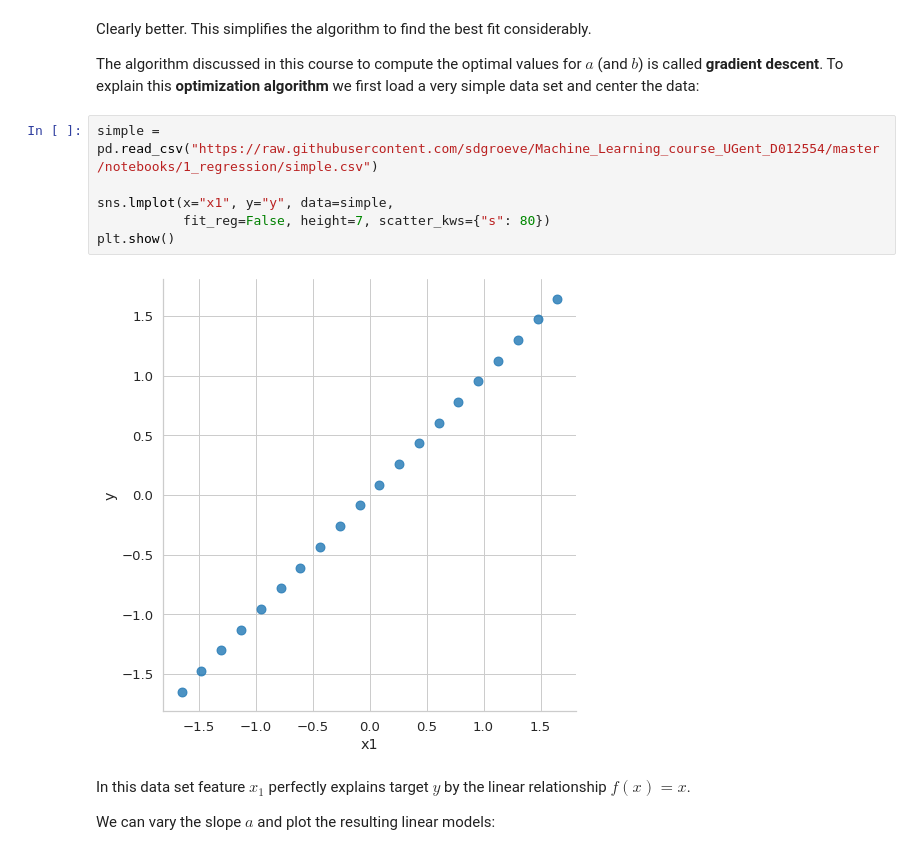
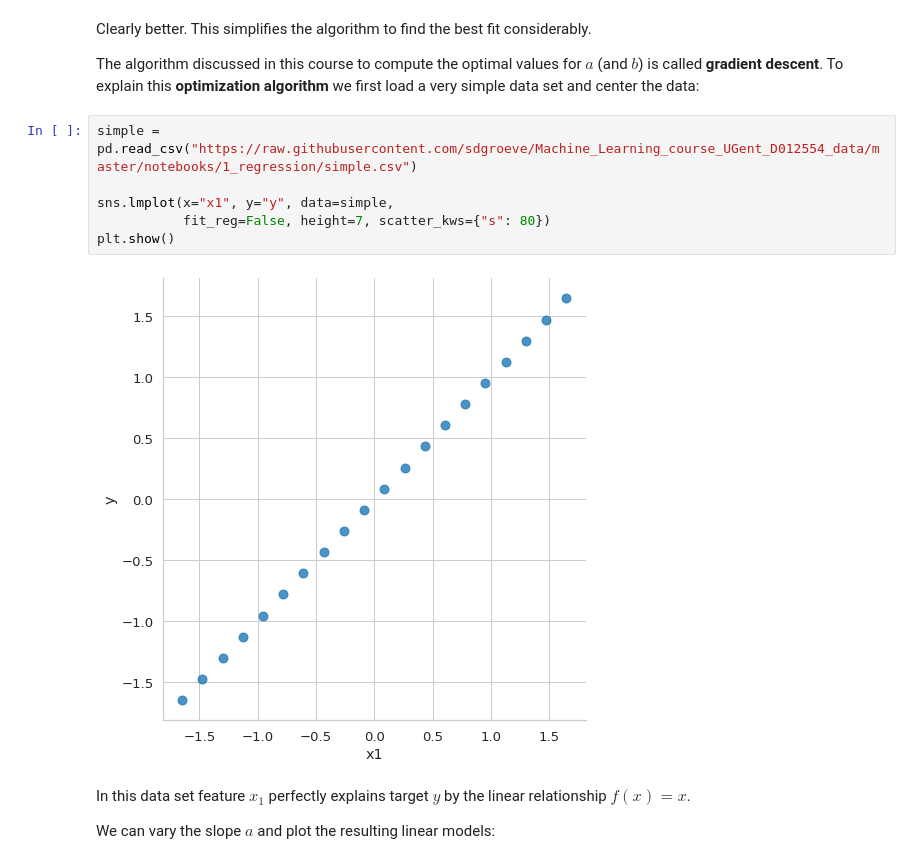
Before and after one commit to mtthsmoore/PRACTUNFINISHED_class_K-means, a Jupyter notebook: notebooks/1_regression/1.1_Linear_regression.ipynb, the cells around one changed output. Cells and saved outputs as stored; diff of their text form.

```diff
--- a/notebooks/1_regression/1.1_Linear_regression.ipynb
+++ b/notebooks/1_regression/1.1_Linear_regression.ipynb
@@ -266,13 +266,13 @@ Clearly better. This simplifies the algorithm to find the best fit considerably.
 
 The algorithm discussed in this course to compute the optimal values for $a$ (and $b$) is called **gradient descent**. To explain this **optimization algorithm** we first load a very simple data set and center the data:
 # %%
-simple = pd.read_csv("https://raw.githubusercontent.com/sdgroeve/Machine_Learning_course_UGent_D012554/master/notebooks/1_regression/simple.csv")
+simple = pd.read_csv("https://raw.githubusercontent.com/sdgroeve/Machine_Learning_course_UGent_D012554_data/master/notebooks/1_regression/simple.csv")
 
 sns.lmplot(x="x1", y="y", data=simple,
            fit_reg=False, height=7, scatter_kws={"s": 80})
 plt.show()
 # %% [output]
-[figure, old version]
+[figure, new version]
 # %% [markdown]
 In this data set feature $x_1$ perfectly explains target $y$ by the linear relationship $f(x)=x$.
 
```
Also changed, not shown: parts of 13 cells of this notebook.
